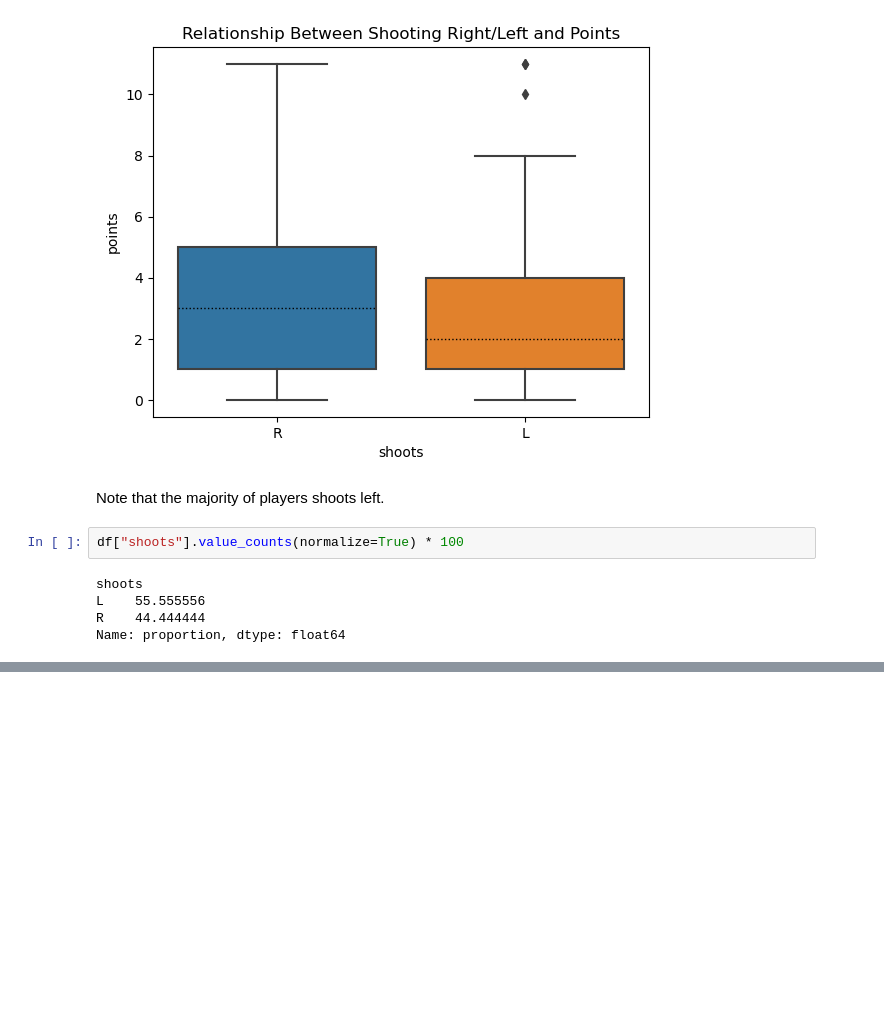
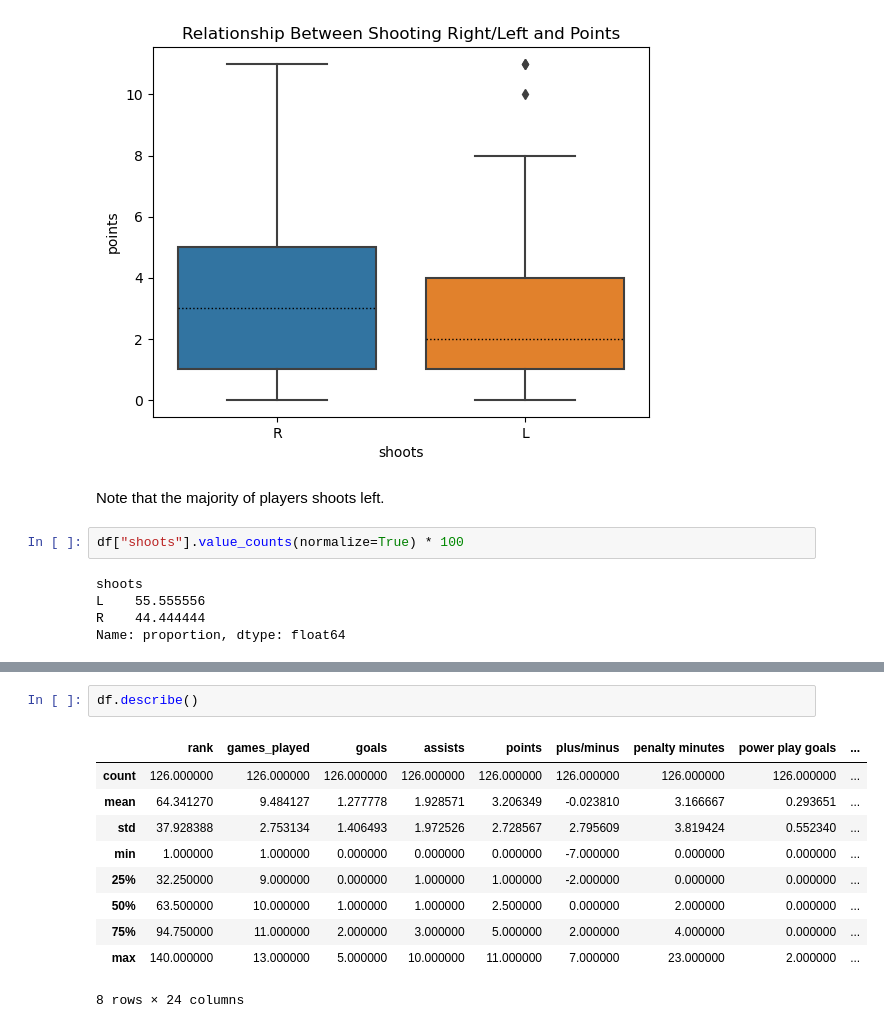
Before and after one commit to AGasconAfriat/pwhl_data-analysis, a Jupyter notebook: visualizations.ipynb, the cells around one changed output, grey strips where cells are left out. Drawn from its saved outputs; the diff is of its cells as text; blank space fills up the shorter version.

```diff
--- a/visualizations.ipynb
+++ b/visualizations.ipynb
@@ -125,0 +180,13 @@ plt.show()
+# %%
+df.describe()
+# %% [output]
+|  | rank | games_played | goals | assists | points | plus/minus | penalty minutes | power play goals | ... |
+| count | 126.000000 | 126.000000 | 126.000000 | 126.000000 | 126.000000 | 126.000000 | 126.000000 | 126.000000 | ... |
+| mean | 64.341270 | 9.484127 | 1.277778 | 1.928571 | 3.206349 | -0.023810 | 3.166667 | 0.293651 | ... |
+| std | 37.928388 | 2.753134 | 1.406493 | 1.972526 | 2.728567 | 2.795609 | 3.819424 | 0.552340 | ... |
+| min | 1.000000 | 1.000000 | 0.000000 | 0.000000 | 0.000000 | -7.000000 | 0.000000 | 0.000000 | ... |
+| 25% | 32.250000 | 9.000000 | 0.000000 | 1.000000 | 1.000000 | -2.000000 | 0.000000 | 0.000000 | ... |
+| 50% | 63.500000 | 10.000000 | 1.000000 | 1.000000 | 2.500000 | 0.000000 | 2.000000 | 0.000000 | ... |
+| 75% | 94.750000 | 11.000000 | 2.000000 | 3.000000 | 5.000000 | 2.000000 | 4.000000 | 0.000000 | ... |
+| max | 140.000000 | 13.000000 | 5.000000 | 10.000000 | 11.000000 | 7.000000 | 23.000000 | 2.000000 | ... |
+8 rows × 24 columns
```
Also changed, not shown: parts of 8 cells of this notebook.
